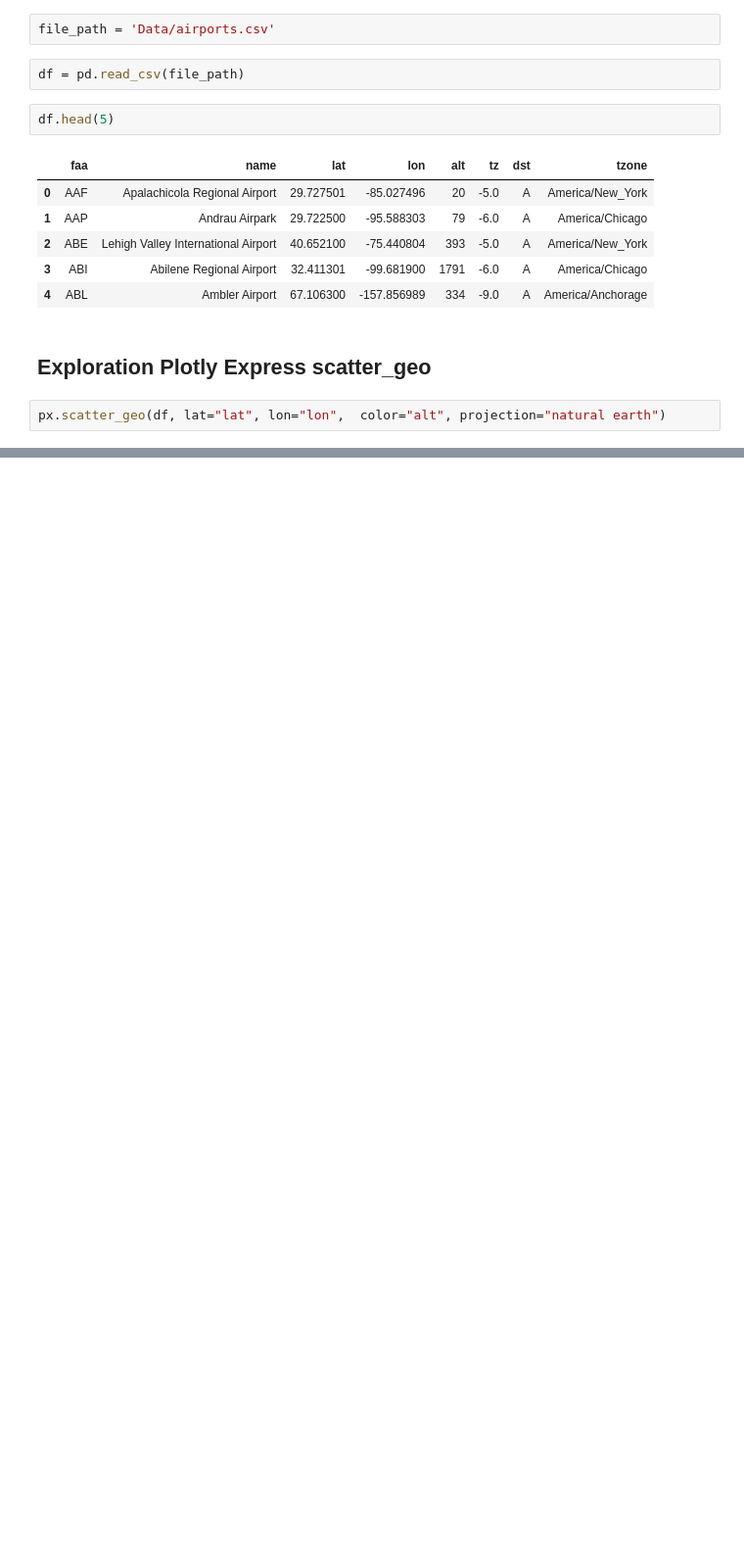
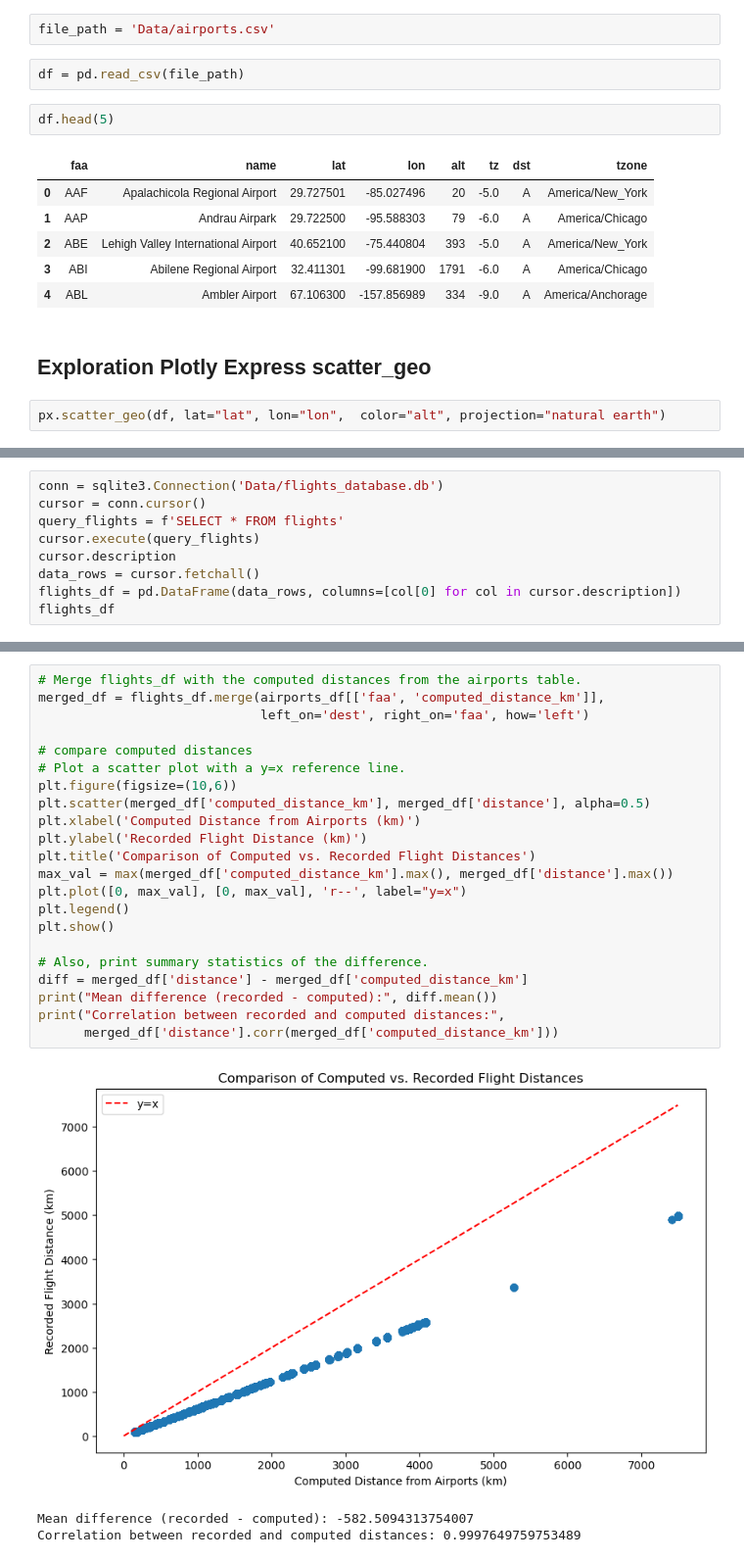
Before and after one commit to Simonwdb/DataEngineering, a Jupyter notebook: start.ipynb, the cells around one changed output, grey strips where cells are left out. Shown at 98% size. Saved outputs shown, nothing was run; the diff lists cells and outputs as text; blank space fills up the shorter version.

```diff
--- a/start.ipynb
+++ b/start.ipynb
@@ -47,0 +90,9 @@ JFK Position: lat = 40.63980103, lon = -73.77890015
+# %%
+conn = sqlite3.Connection('Data/flights_database.db')
+cursor = conn.cursor()
+query_flights = f'SELECT * FROM flights'
+cursor.execute(query_flights)
+cursor.description
+data_rows = cursor.fetchall()
+flights_df = pd.DataFrame(data_rows, columns=[col[0] for col in cursor.description])
+flights_df
@@ -47,0 +141,26 @@ JFK Position: lat = 40.63980103, lon = -73.77890015
+# %%
+# Merge flights_df with the computed distances from the airports table.
+merged_df = flights_df.merge(airports_df[['faa', 'computed_distance_km']],
+                             left_on='dest', right_on='faa', how='left')
+
+# compare computed distances
+# Plot a scatter plot with a y=x reference line.
+plt.figure(figsize=(10,6))
+plt.scatter(merged_df['computed_distance_km'], merged_df['distance'], alpha=0.5)
+plt.xlabel('Computed Distance from Airports (km)')
+plt.ylabel('Recorded Flight Distance (km)')
+plt.title('Comparison of Computed vs. Recorded Flight Distances')
+max_val = max(merged_df['computed_distance_km'].max(), merged_df['distance'].max())
+plt.plot([0, max_val], [0, max_val], 'r--', label="y=x")
+plt.legend()
+plt.show()
+
+# Also, print summary statistics of the difference.
+diff = merged_df['distance'] - merged_df['computed_distance_km']
+print("Mean difference (recorded - computed):", diff.mean())
+print("Correlation between recorded and computed distances:",
+      merged_df['distance'].corr(merged_df['computed_distance_km']))
+# %% [output]
+[figure, added]
+Mean difference (recorded - computed): -582.5094313754007
+Correlation between recorded and computed distances: 0.9997649759753489
```
Also changed, not shown: parts of 8 cells of this notebook, 1 other file.
